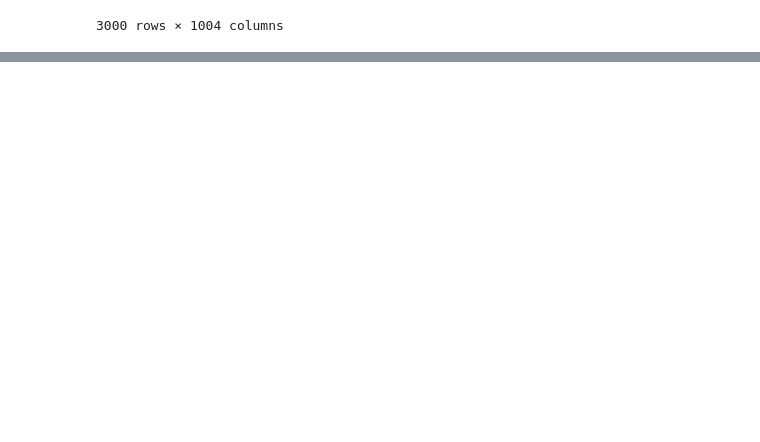
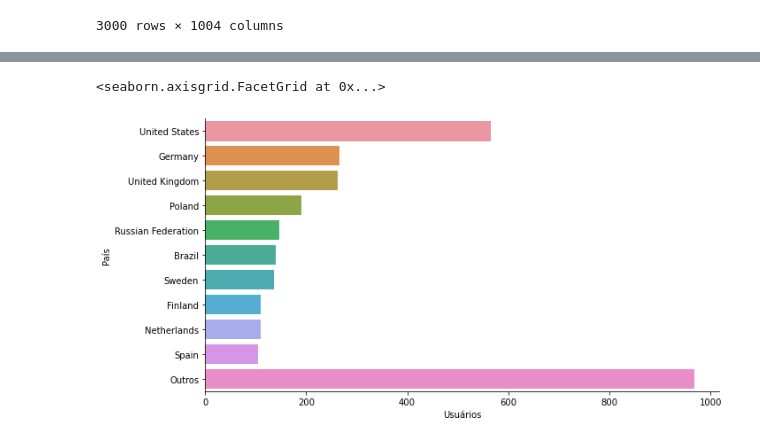
Before and after one commit to usr-bin32/data-mining-assignments, a Jupyter notebook: p2/notebook.ipynb, the cells around one changed output, grey strips where cells are left out. Drawn from its saved outputs; the diff is of its cells as text; code cells hidden in the pictures; blank space fills up the shorter version.

```diff
--- a/p2/notebook.ipynb
+++ b/p2/notebook.ipynb
@@ -105,0 +126,23 @@ rules
+# %%
+# Usuários
+df_gp = df.groupby("idUsuario").first()
+
+freq = list(df_gp["pais"].value_counts().index[:10])
+
+df_in = df_gp[df_gp["pais"].isin(freq)]
+df_out = df_gp[~df_gp["pais"].isin(freq)].copy()
+df_out["pais"] = "Outros"
+
+g = sns.catplot(
+    data=pd.concat([df_in, df_out]),
+    y="pais",
+    kind="count",
+    aspect=2,
+    order=freq + ["Outros"],
+    orient="h"
+)
+g.set_ylabels("País")
+g.set_xlabels("Usuários")
+# %% [output]
+<seaborn.axisgrid.FacetGrid at 0x...>
+[figure, added]
```
Also changed, not shown: parts of 6 cells of this notebook, 3 other files.
